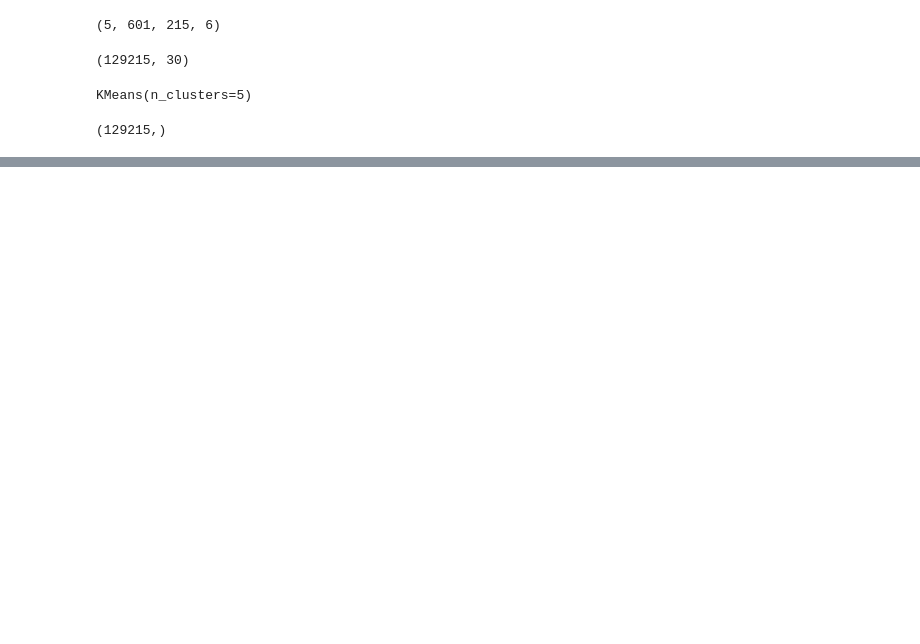
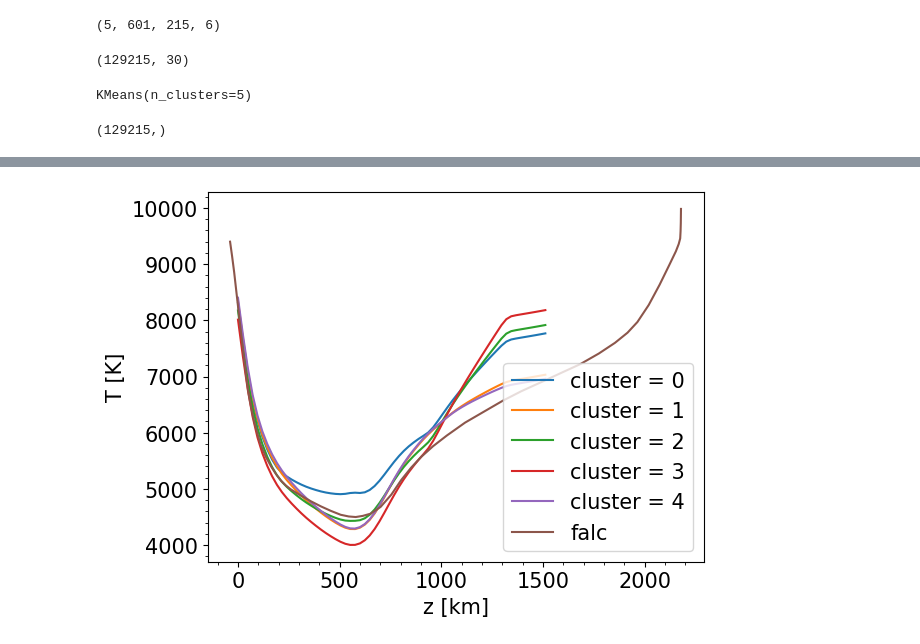
Before and after one commit to andreuva/clustering, a Jupyter notebook: cluster_frz_atm.ipynb, the cells around one changed output, grey strips where cells are left out. Drawn from its saved outputs; the diff is of its cells as text; code cells hidden in the pictures; blank space fills up the shorter version.

```diff
--- a/cluster_frz_atm.ipynb
+++ b/cluster_frz_atm.ipynb
@@ -139,0 +133,18 @@ plt.imshow(atm_new[0,:,:,-5].T, cmap = 'inferno', origin='lower')
+# %%
+## Create some mean, snapi format atmospheres from these labels and the original firtez atmospher
+
+mean_atms = np.zeros([12,5,1,64])
+mean_atms[0,:,:,:] = np.linspace(0.3,-6.0,64)[None,None,:]
+mean_atms[1,:,:,:] = np.copy(atm.z[0,0,:][None,None,:])*1E5
+
+for l in range(0,5):
+
+    choice = np.where(labelihnos == l)
+    # we are only going to average T and p, the rest can be zero!
+    to_average = atm.tem[choice][:]
+    mean_atms[2,l,0,:] = np.mean(to_average,axis=0)
+    to_average = atm.pg[choice][:]
+    mean_atms[3,l,0,:] = np.mean(to_average,axis=0)
+
+
+mean_atms[4,:,:,:] = 0.01 * mean_atms[3,:,:,:]
@@ -139,0 +160,10 @@ plt.imshow(atm_new[0,:,:,-5].T, cmap = 'inferno', origin='lower')
+# %%
+for l in range(0,5):
+    plt.plot(mean_atms[1,l,0,:]/1E5, mean_atms[2,l,0,:], label = 'cluster = '+str(l))
+    plt.xlabel("z [km]")
+    plt.ylabel("T [K]")
+plt.plot(falc[1,:]/1E5+60, falc[2,:], label='falc')
+plt.legend()
+plt.savefig("mean_T.png")
+# %% [output]
+[figure, added]
```
Also changed, not shown: parts of 18 cells of this notebook, 1 other file.
